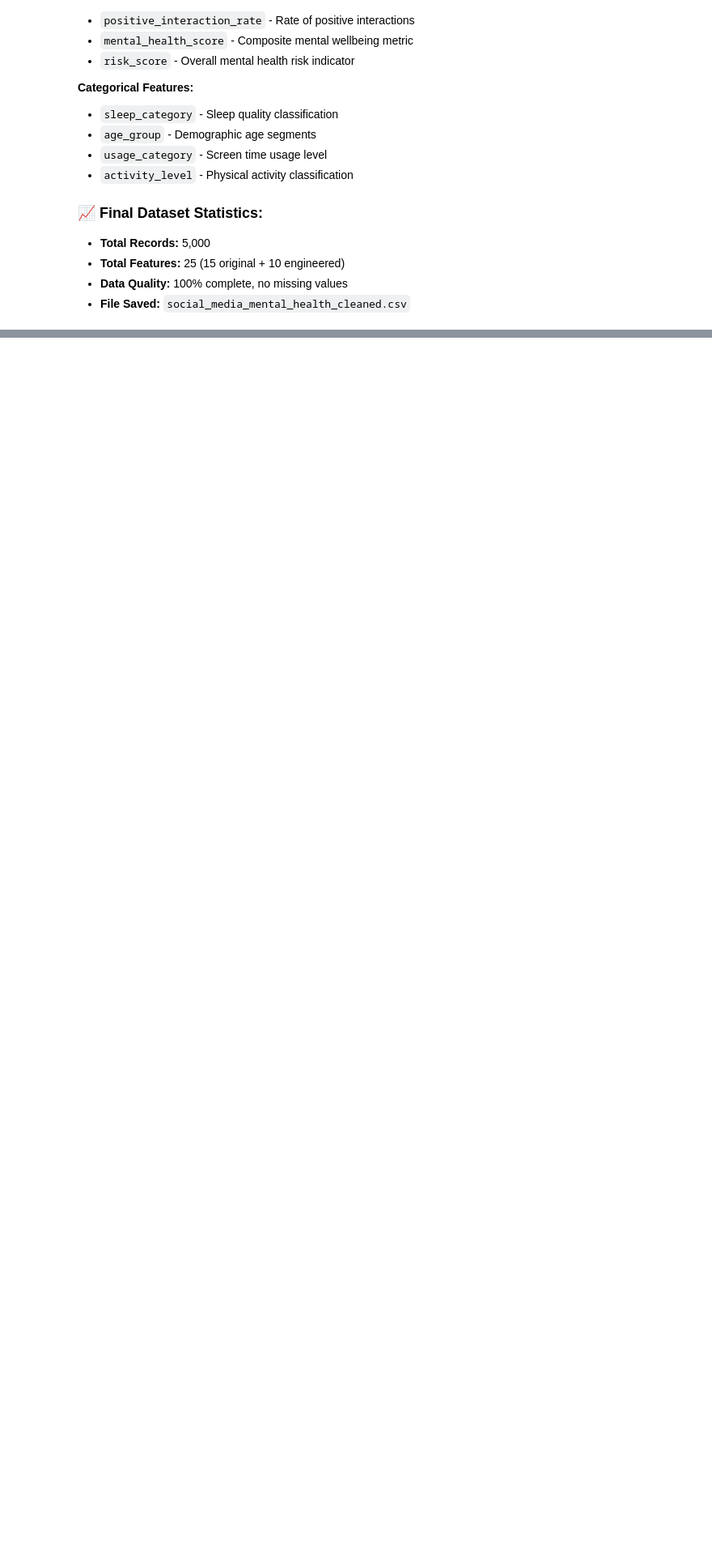
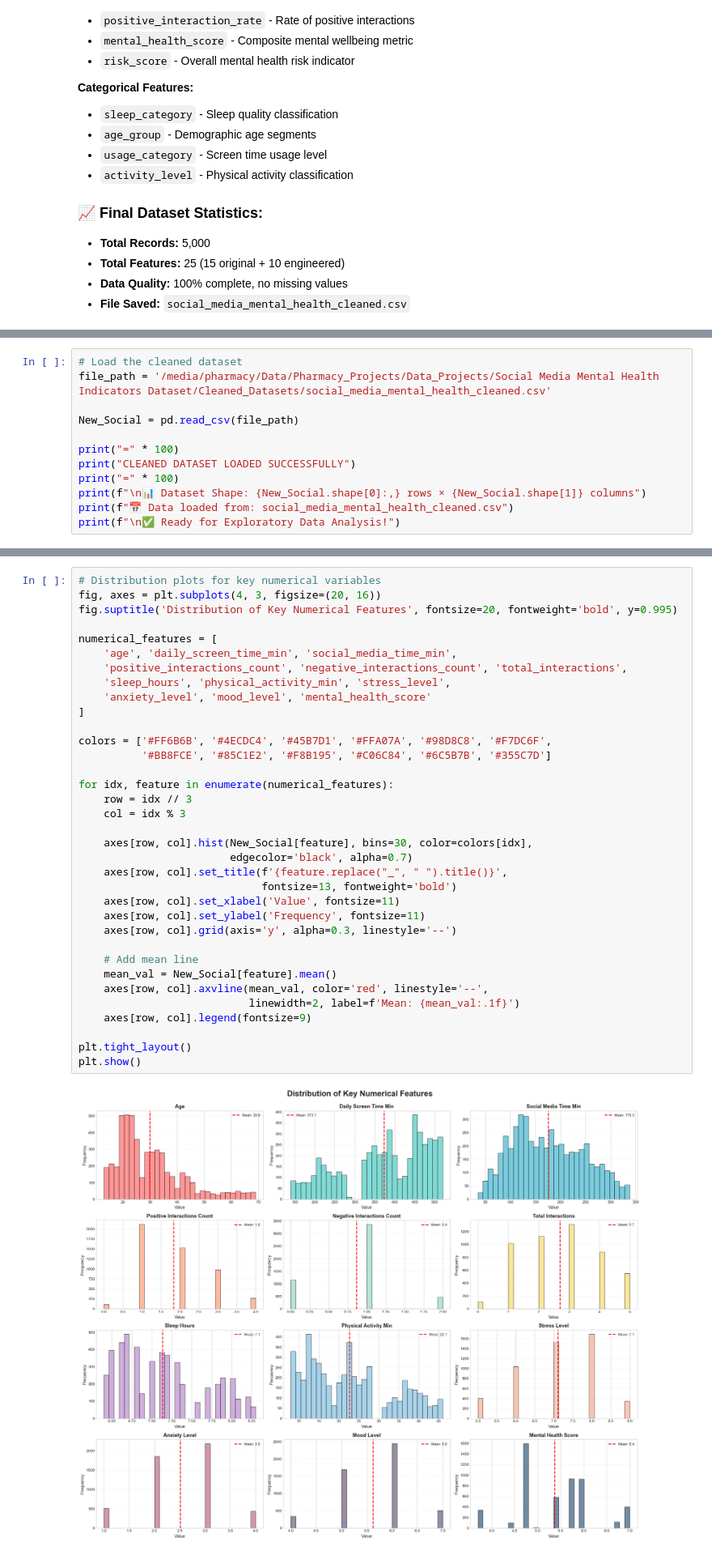
Before and after one commit to BahaaMohammedElkady/Social-Media-Mental-Health-Indicators-Dataset, a Jupyter notebook: Social Media Mental Health Indicators.ipynb, the cells around one changed output, grey strips where cells are left out. Shown at 81% size. Drawn from its saved outputs; the diff is of its cells as text; blank space fills up the shorter version.

Commit message:
completing univariate analysis

```diff
--- a/Social Media Mental Health Indicators.ipynb
+++ b/Social Media Mental Health Indicators.ipynb
@@ -949,0 +1008,12 @@ DATASET SAVED SUCCESSFULLY
+# %%
+# Load the cleaned dataset
+file_path = '/media/pharmacy/Data/Pharmacy_Projects/Data_Projects/Social Media Mental Health Indicators Dataset/Cleaned_Datasets/social_media_mental_health_cleaned.csv'
+
+New_Social = pd.read_csv(file_path)
+
+print("=" * 100)
+print("CLEANED DATASET LOADED SUCCESSFULLY")
+print("=" * 100)
+print(f"\n📊 Dataset Shape: {New_Social.shape[0]:,} rows × {New_Social.shape[1]} columns")
+print(f"📅 Data loaded from: social_media_mental_health_cleaned.csv")
+print(f"\n✅ Ready for Exploratory Data Analysis!")
@@ -949,0 +1106,37 @@ DATASET SAVED SUCCESSFULLY
+# %%
+# Distribution plots for key numerical variables
+fig, axes = plt.subplots(4, 3, figsize=(20, 16))
+fig.suptitle('Distribution of Key Numerical Features', fontsize=20, fontweight='bold', y=0.995)
+
+numerical_features = [
+    'age', 'daily_screen_time_min', 'social_media_time_min',
+    'positive_interactions_count', 'negative_interactions_count', 'total_interactions',
+    'sleep_hours', 'physical_activity_min', 'stress_level',
+    'anxiety_level', 'mood_level', 'mental_health_score'
+]
+
+colors = ['#FF6B6B', '#4ECDC4', '#45B7D1', '#FFA07A', '#98D8C8', '#F7DC6F',
+          '#BB8FCE', '#85C1E2', '#F8B195', '#C06C84', '#6C5B7B', '#355C7D']
+
+for idx, feature in enumerate(numerical_features):
+    row = idx // 3
+    col = idx % 3
+
+    axes[row, col].hist(New_Social[feature], bins=30, color=colors[idx],
+                        edgecolor='black', alpha=0.7)
+    axes[row, col].set_title(f'{feature.replace("_", " ").title()}',
+                             fontsize=13, fontweight='bold')
+    axes[row, col].set_xlabel('Value', fontsize=11)
+    axes[row, col].set_ylabel('Frequency', fontsize=11)
+    axes[row, col].grid(axis='y', alpha=0.3, linestyle='--')
+
+    # Add mean line
+    mean_val = New_Social[feature].mean()
+    axes[row, col].axvline(mean_val, color='red', linestyle='--',
+                           linewidth=2, label=f'Mean: {mean_val:.1f}')
+    axes[row, col].legend(fontsize=9)
+
+plt.tight_layout()
+plt.show()
+# %% [output]
+[figure, added]
```
Also changed, not shown: parts of 19 cells of this notebook.
